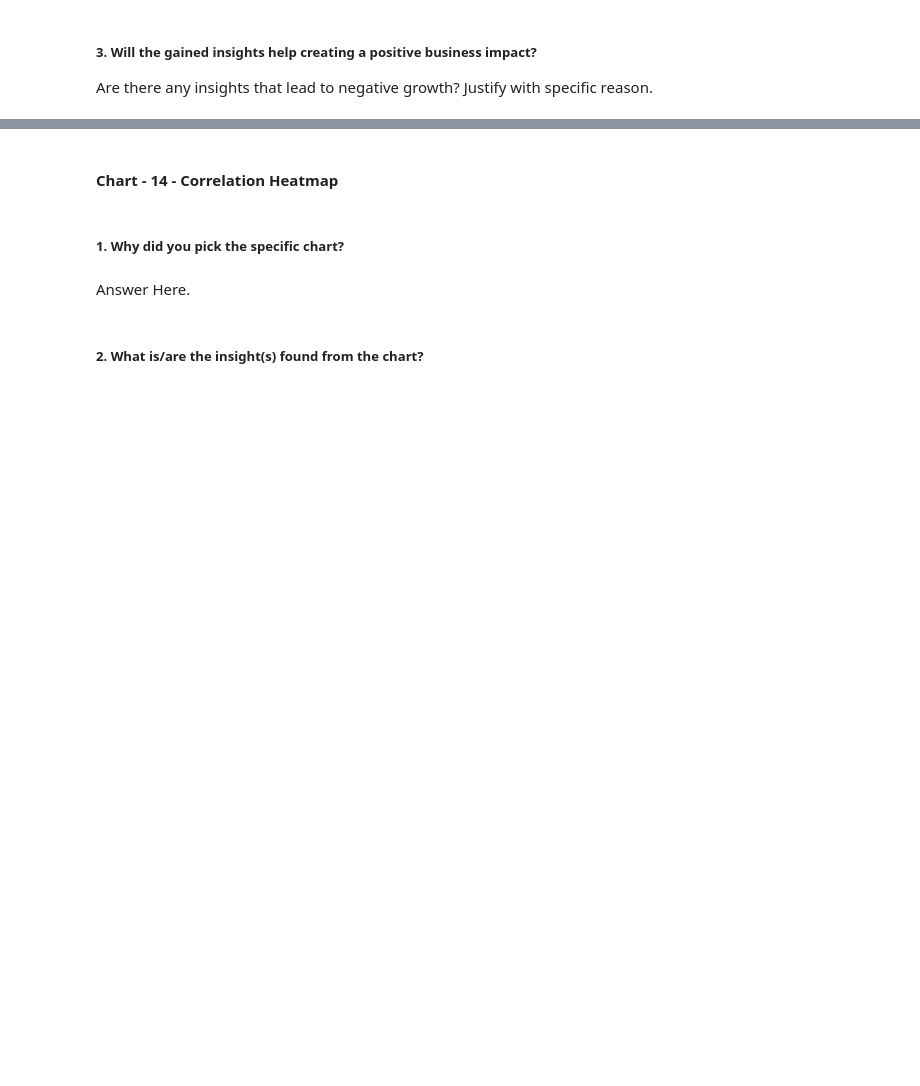
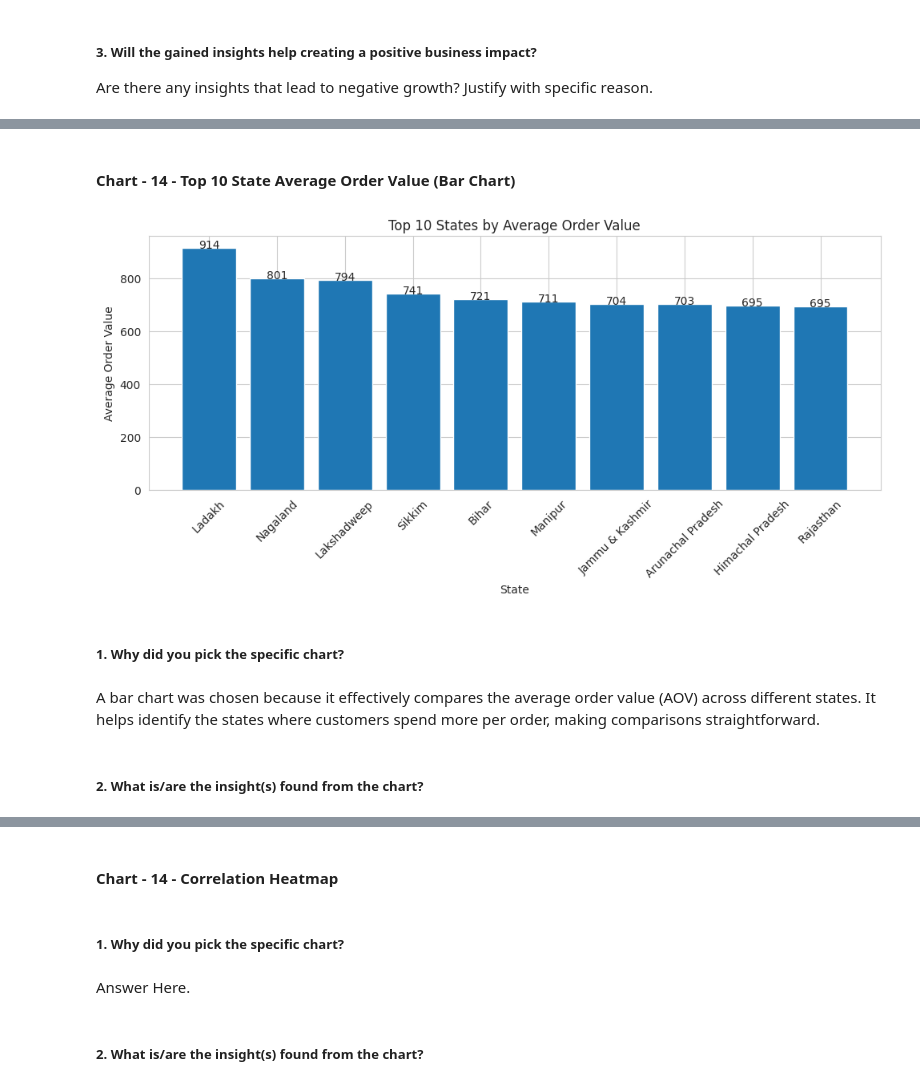
Before and after one commit to adityajain9756-rgb/ecommerce-sales-analysis, a Jupyter notebook: EDA_aditya_amazon.ipynb, the cells around one changed output, grey strips where cells are left out. Cells and saved outputs as stored; diff of their text form; code cells hidden in the pictures; blank space fills up the shorter version.

```diff
--- a/EDA_aditya_amazon.ipynb
+++ b/EDA_aditya_amazon.ipynb
@@ -764,0 +817,34 @@ Answer Here
+# %% [markdown]
+#### Chart - 14 - Top 10 State Average Order Value (Bar Chart)
+# %%
+# Chart - 14 visualization code
+aov = (df_clean.groupby('ship-state')['Amount']
+       .mean()
+       .sort_values(ascending=False)
+       .head(10))
+
+plt.figure(figsize=(10,5))
+
+bars = plt.bar(aov.index, aov.values)
+
+for bar in bars:
+    plt.text(bar.get_x() + bar.get_width()/2,
+             bar.get_height(),
+             f'{bar.get_height():.0f}',
+             ha='center')
+
+plt.title('Top 10 States by Average Order Value')
+plt.xlabel('State')
+plt.ylabel('Average Order Value')
+plt.xticks(rotation=45)
+
+plt.tight_layout()
+plt.show()
+# %% [output]
+[figure, added]
+# %% [markdown]
+##### 1. Why did you pick the specific chart?
+# %% [markdown]
+A bar chart was chosen because it effectively compares the average order value (AOV) across different states. It helps identify the states where customers spend more per order, making comparisons straightforward.
+# %% [markdown]
+##### 2. What is/are the insight(s) found from the chart?
```
Also changed, not shown: parts of 52 cells of this notebook.
